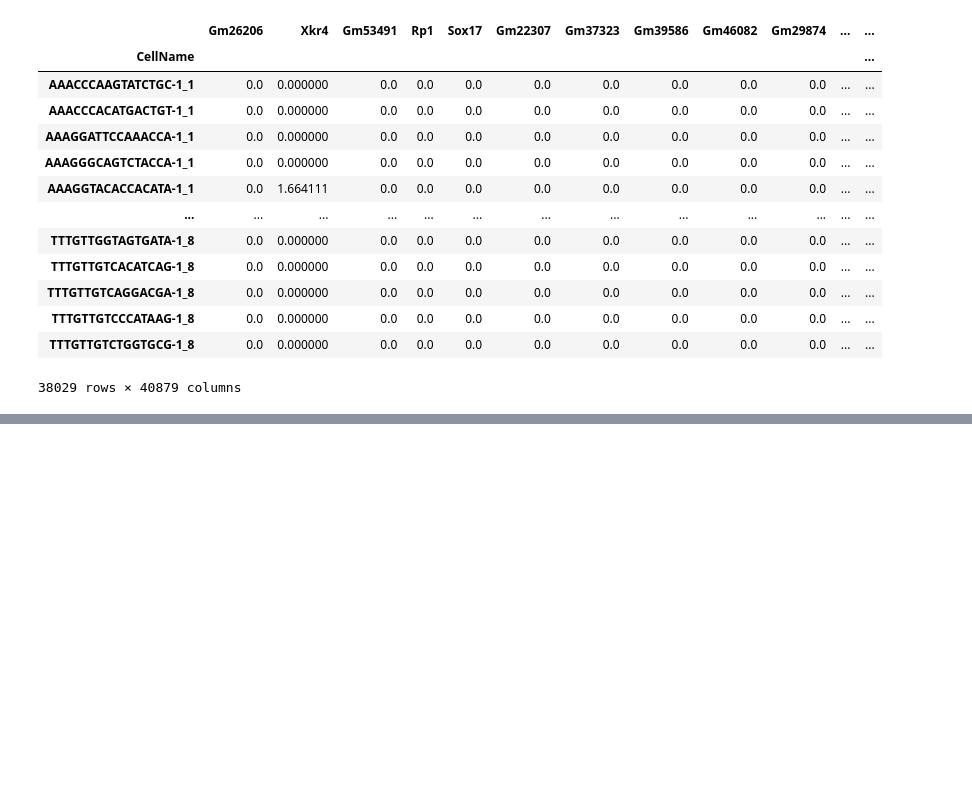
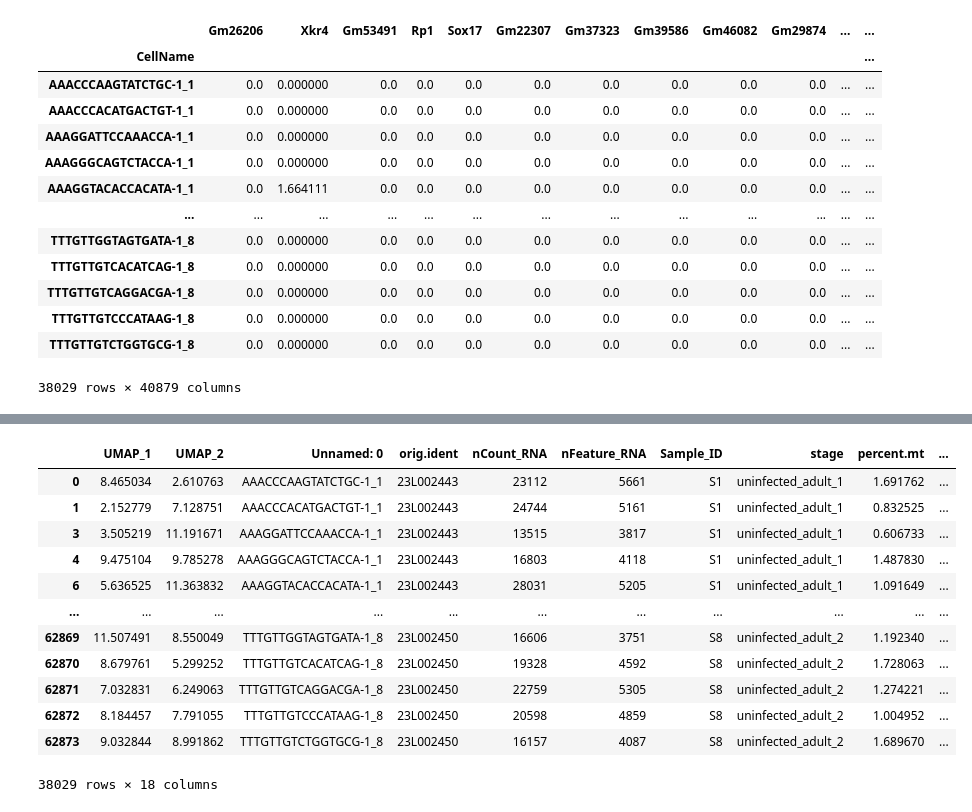
Before and after one commit to AvarGoksu/ILPSFC_RNAseq, a Jupyter notebook: 06_Parasite_Clustering.ipynb, the cells around one changed output, grey strips where cells are left out. Saved outputs shown, nothing was run; the diff lists cells and outputs as text; code cells hidden in the pictures; blank space fills up the shorter version.

```diff
--- a/06_Parasite_Clustering.ipynb
+++ b/06_Parasite_Clustering.ipynb
@@ -234,0 +248,4 @@ df.to_csv('/vol/ExtraVol/Parasite_Clustered.csv')
+# %%
+umap_df = pd.DataFrame(adata.obsm["X_umap"], index=adata.obs_names)
+umap_df.columns = ['UMAP_1', 'UMAP_2']
+umap_df
@@ -235 +266,18 @@ df.to_csv('/vol/ExtraVol/Parasite_Clustered.csv')
+# %%
+metadata_df = merged_df = pd.concat([umap_df, adata.obs], axis=1)
+metadata_df
+# %% [output]
+|  | UMAP_1 | UMAP_2 | Unnamed: 0 | orig.ident | nCount_RNA | nFeature_RNA | Sample_ID | stage | percent.mt | ... |
+| 0 | 8.465034 | 2.610763 | AAACCCAAGTATCTGC-1_1 | 23L002443 | 23112 | 5661 | S1 | uninfected_adult_1 | 1.691762 | ... |
+| 1 | 2.152779 | 7.128751 | AAACCCACATGACTGT-1_1 | 23L002443 | 24744 | 5161 | S1 | uninfected_adult_1 | 0.832525 | ... |
+| 3 | 3.505219 | 11.191671 | AAAGGATTCCAAACCA-1_1 | 23L002443 | 13515 | 3817 | S1 | uninfected_adult_1 | 0.606733 | ... |
+| 4 | 9.475104 | 9.785278 | AAAGGGCAGTCTACCA-1_1 | 23L002443 | 16803 | 4118 | S1 | uninfected_adult_1 | 1.487830 | ... |
+| 6 | 5.636525 | 11.363832 | AAAGGTACACCACATA-1_1 | 23L002443 | 28031 | 5205 | S1 | uninfected_adult_1 | 1.091649 | ... |
+| ... | ... | ... | ... | ... | ... | ... | ... | ... | ... | ... |
+| 62869 | 11.507491 | 8.550049 | TTTGTTGGTAGTGATA-1_8 | 23L002450 | 16606 | 3751 | S8 | uninfected_adult_2 | 1.192340 | ... |
+| 62870 | 8.679761 | 5.299252 | TTTGTTGTCACATCAG-1_8 | 23L002450 | 19328 | 4592 | S8 | uninfected_adult_2 | 1.728063 | ... |
+| 62871 | 7.032831 | 6.249063 | TTTGTTGTCAGGACGA-1_8 | 23L002450 | 22759 | 5305 | S8 | uninfected_adult_2 | 1.274221 | ... |
+| 62872 | 8.184457 | 7.791055 | TTTGTTGTCCCATAAG-1_8 | 23L002450 | 20598 | 4859 | S8 | uninfected_adult_2 | 1.004952 | ... |
+| 62873 | 9.032844 | 8.991862 | TTTGTTGTCTGGTGCG-1_8 | 23L002450 | 16157 | 4087 | S8 | uninfected_adult_2 | 1.689670 | ... |
+38029 rows × 18 columns
 # %%
```
Also changed, not shown: parts of 9 cells of this notebook, 1 other file.
